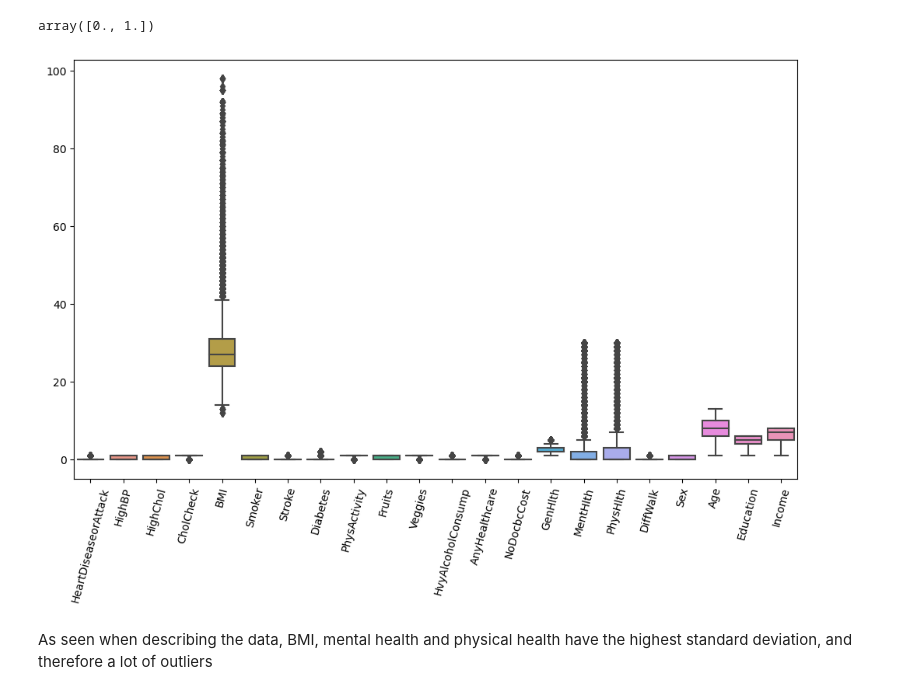
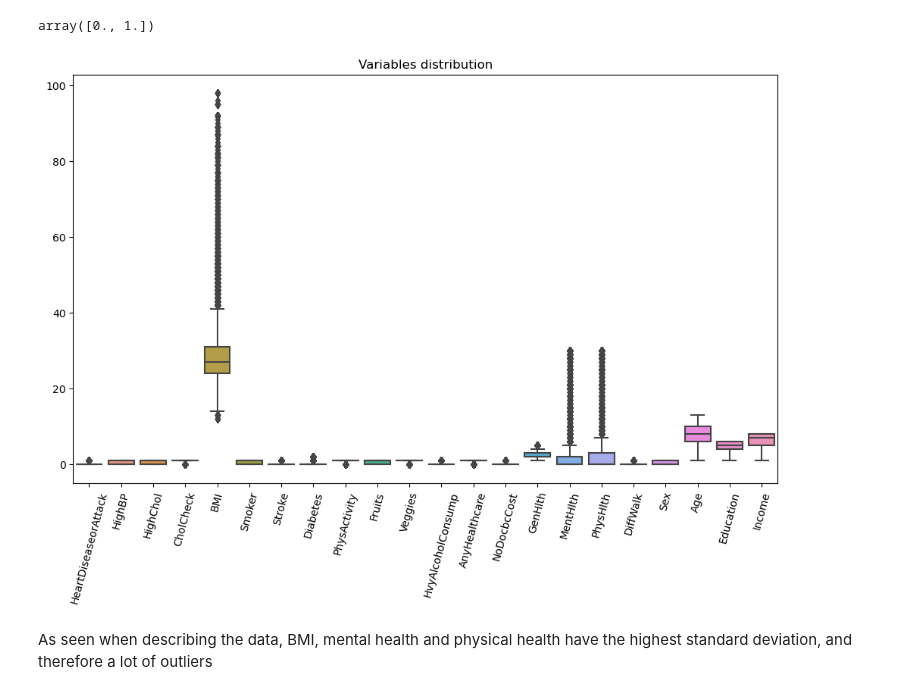
Before and after one commit to MaudGes/Heart_disease_model, a Jupyter notebook: Heart_Disease_EDA.ipynb, the cells around one changed output. Cells and saved outputs as stored; diff of their text form; code cells hidden in the pictures.

```diff
--- a/Heart_Disease_EDA.ipynb
+++ b/Heart_Disease_EDA.ipynb
@@ -118,11 +117,11 @@ array([0., 1.])
 # %%
 #Data distribution
 plt.figure(figsize=(12,7))
-sns.boxplot(data = heart_disease_dataset)
+sns.boxplot(data = heart_disease_dataset).set(title = "Variables distribution")
 plt.xticks(rotation = 75)
 plt.show()
 # %% [output]
-[figure, old version]
+[figure, new version]
 # %% [markdown]
 As seen when describing the data, BMI, mental health and physical health have the highest standard deviation, and therefore a lot of outliers
 # %%
```
Also changed, not shown: parts of 16 cells of this notebook.
